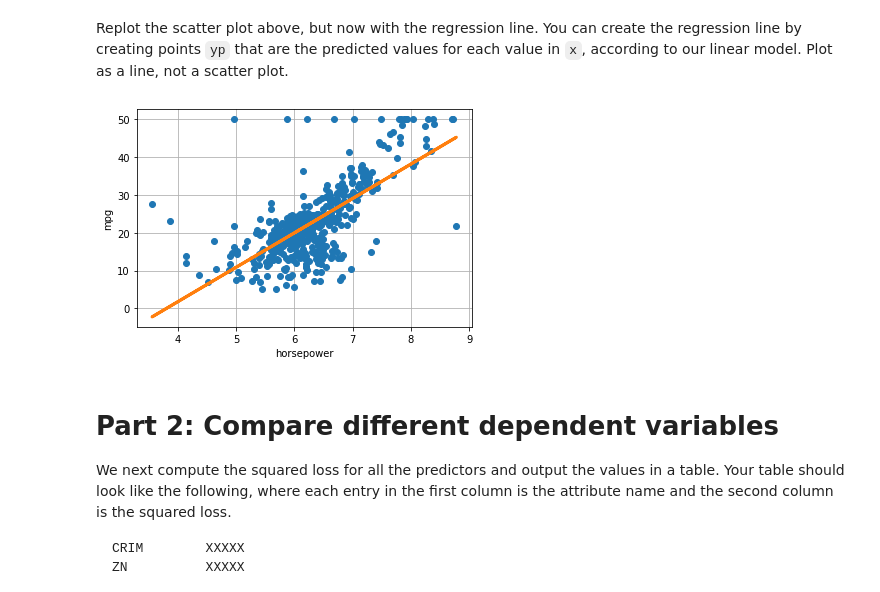
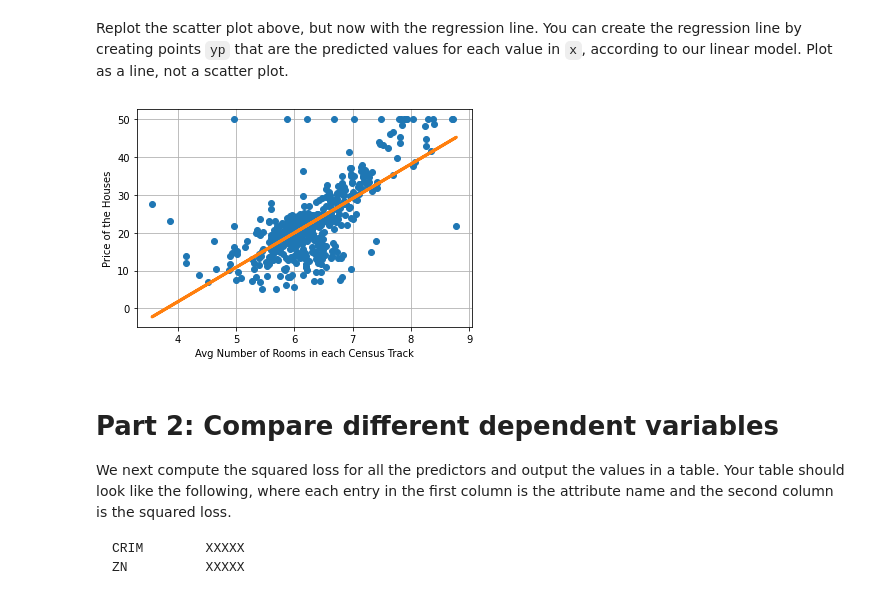
Before and after one commit to VishalShah1999/Machine-Learning, a Jupyter notebook: lab1.ipynb, the cells around one changed output. Cells and saved outputs as stored; diff of their text form; code cells hidden in the pictures.

```diff
--- a/lab1.ipynb
+++ b/lab1.ipynb
@@ -154,14 +150,14 @@ Replot the scatter plot above, but now with the regression line.  You can create
 # %%
 # TODO
 ypred = beta1*x + beta0
 
 plt.plot(x,y,'o')                    # Plot the data points
 plt.plot(x,ypred,'-',linewidth=3)  # Plot the regression line (the predicted values)
-plt.xlabel('horsepower')
-plt.ylabel('mpg')
+plt.xlabel('Avg Number of Rooms in each Census Track')
+plt.ylabel('Price of the Houses')
 plt.grid(True)
 # %% [output]
-[figure, old version]
+[figure, new version]
 # %% [markdown]
 # Part 2:  Compare different dependent variables
 
```
Also changed, not shown: parts of 6 cells of this notebook.
